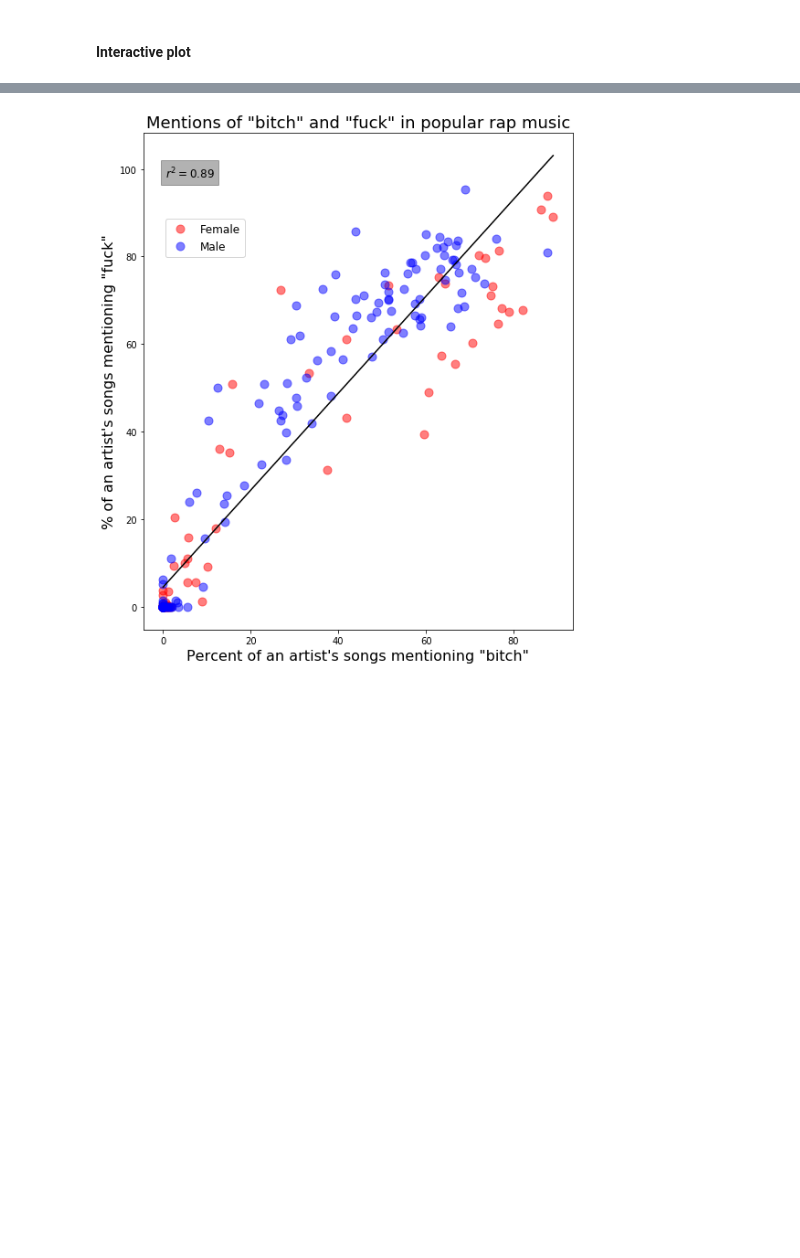
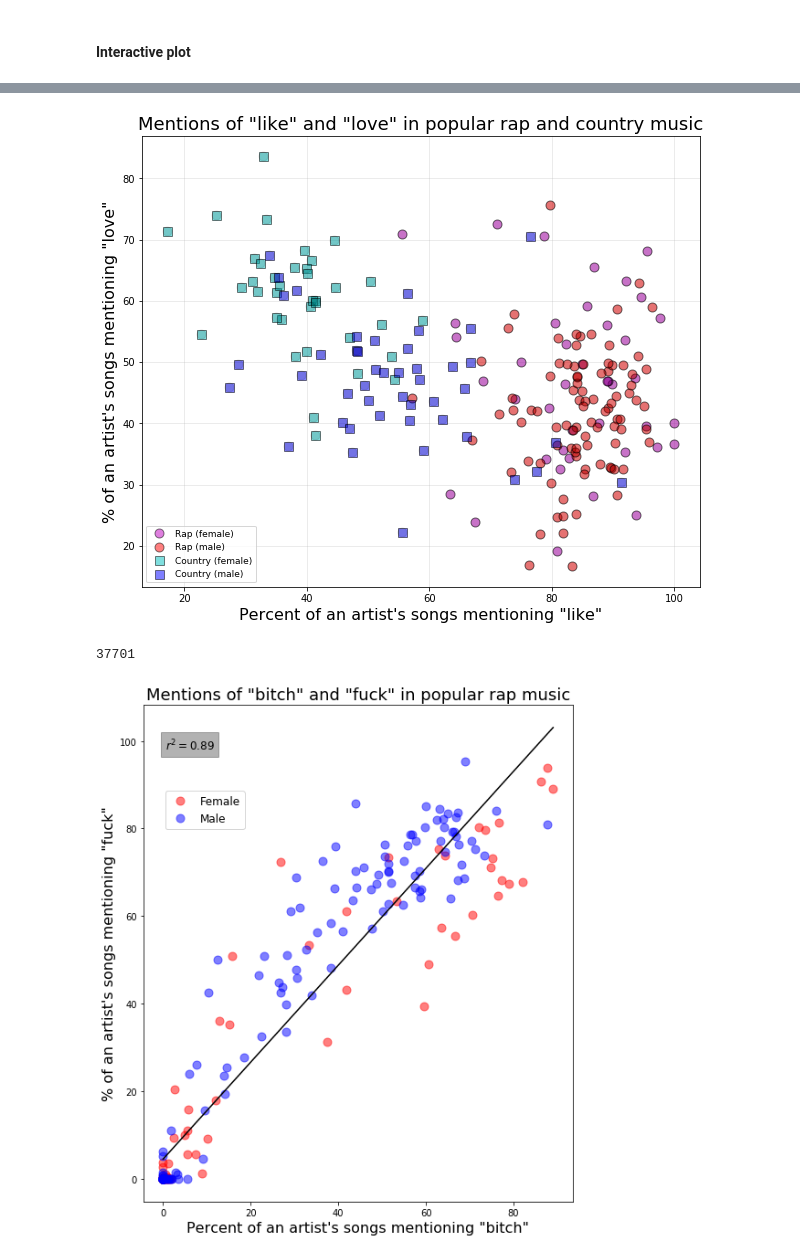
Before and after one commit to johnwmillr/trucks-and-beer, a Jupyter notebook: rapArtists.ipynb, the cells around one changed output, grey strips where cells are left out. Drawn from its saved outputs; the diff is of its cells as text; code cells hidden in the pictures; blank space fills up the shorter version.

Commit message:
Enable exporting interactive plot for Jekyll

```diff
--- a/rapArtists.ipynb
+++ b/rapArtists.ipynb
@@ -63,6 +63,12 @@ artists = list(filterBySongCount(artists_raw, min_songs, max_songs))
 for artist in artists:
     artist['image_url'] = getArtistImage(artist['songs'])
 
+    # Kludge
+    if artist['artist'] == 'Black Thought':
+        artist['image_url'] = 'https://images.genius.com/23de511f4ac50d900128ea363b7d81b3.450x320x1.jpg'
+    if artist['artist'] == 'André 3000':
+        artist['image_url'] = 'http://images.genius.com/64b15c9489c65f5bf8f6577334347404.434x434x1.jpg'
+
 # Gender
 labels_gender = np.array([a['gender'] for a in artists])
 mask_female = np.array([g=='female' for g in labels_gender])
@@ -253,8 +265,8 @@ img
 """
 # %%
-# Calculate two frequency variables
-f1 = calcTermFreqAcrossArtists(artists, 'rap')
-f2 = calcTermFreqAcrossArtists(artists, 'country')
+### Calculate two frequency variables
+f1 = calcTermFreqAcrossArtists(artists, ['like'])
+f2 = calcTermFreqAcrossArtists(artists, ['love'])
 x, y = 100*f1['frequency'].values, 100*f2['frequency'].values
 
 # Mask the data by gender
@@ -289,25 +301,32 @@ fig, ax = plt.subplots(figsize=(10,10))
 ax.grid(True, alpha=0.3)
 
 # Linear regression (really I should just do this in Seaborn)
-LR, UD = 0.05, 1.05
-for c, pos in zip(['r','b','k'],[(LR,UD),(LR,UD-0.07),(LR,UD-0.14)]):
+# LR, UD = 0.05, 1.05
+# for c, pos in zip(['r','b','k'],[(LR,UD),(LR,UD-0.07),(LR,UD-0.14)]):
 
-    # Plot the fitted lines
-    if c is 'k':
-        y_fit, t, r2 = fitLine(x[mask_not_zero], y[mask_not_zero])
-        i,j = np.argmin(t), np.argmax(t)
-        ax.plot(t[[i,j]], y_fit[[i,j]], c)
+#     # Plot the fitted lines
+#     if c is 'k':
+#         y_fit, t, r2 = fitLine(x[mask_not_zero], y[mask_not_zero])
+#         i,j = np.argmin(t), np.argmax(t)
+#         ax.plot(t[[i,j]], y_fit[[i,j]], c)
 
 # https://mpld3.github.io/examples/html_tooltips.html
-masks_gender = [(mask_female,'r'), (mask_male,'b')]
-masks_genre  = [(mask_rap,'o'), (mask_country,'s')]
+masks_gender = [mask_female, mask_male]
+masks_genre  = [mask_rap, mask_country]
+# masks_color = ['mo','bs','ro','cs']
+masks_color = ['mo','ro','cs','bs']
+# plot_labels = ['Female rap', 'Female country', 'Male rap', 'Male country']
+plot_labels = ['Rap (female)', 'Rap (male)', 'Country (female)', 'Country (male)']
 
-for gender in masks_gender:
-    for genre in masks_genre:
-        mask = np.logical_and(gender[0],genre[0])
-        ax.plot(x[mask], y[mask], genre[1], color=gender[1], ms=ms, mec='k', alpha=0.5)
+count = 0
+for genre in masks_genre:
+    for gender in masks_gender:
+        c = masks_color[count]
+        mask = np.logical_and(gender, genre)
+        ax.plot(x[mask], y[mask], c, ms=ms, mec='k', alpha=0.5, label=plot_labels[count])
+        count += 1
 
-# ax.legend(['Female','Male'])
+ax.legend(fontsize=9, loc='lower left')
 
 points = ax.plot(df[f1.term], df[f2.term], 'ko', mec='k', ms=ms, alpha=.1) # Plot all of the data
 tooltip = plugins.PointHTMLTooltip(points[0], labels, voffset=10, hoffset=10, css=css)
@@ -319,5 +338,7 @@ ax.set_ylabel('% of an artist\'s songs mentioning "{}"'.format(f2.term),fontsize
 ax.set_title('Mentions of "{}" and "{}" in popular rap and country music'.format(f1.term, f2.term), fontsize=fs+2)
 ax.set_aspect('equal')
 
-mpld3.display()
+# mpld3.display()
+filename = '../../johnwmillr.github.io/_includes/plot_{}_{}.html'.format(f1.term,f2.term)
+mpld3.save_html(fig, filename, template_type='simple')
 # %% [output]
@@ -325,3 +345,8 @@ mpld3.display()
+[figure, added]
+# %%
+len(all_songs)
+# %% [output]
+37701
 # %%
 # Calculate two frequency variables
 f1 = calcTermFreqAcrossArtists(artists, 'bitch')
```
Also changed, not shown: parts of 2 cells of this notebook.
